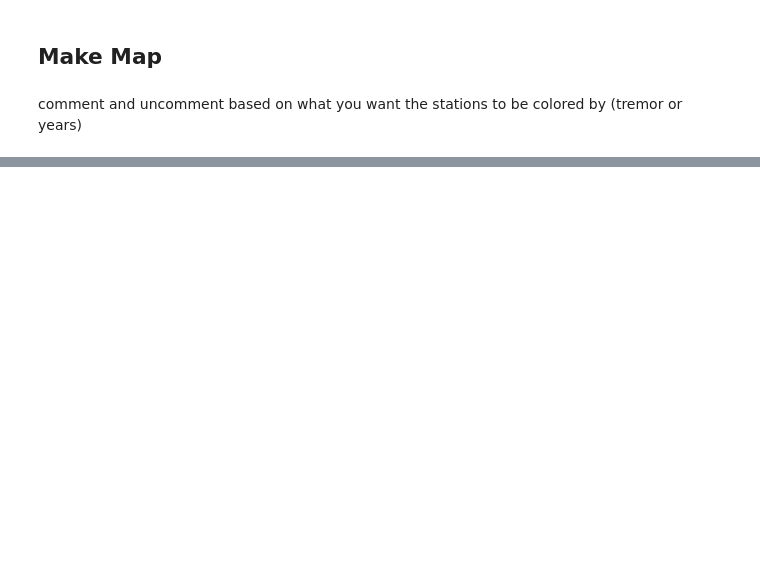
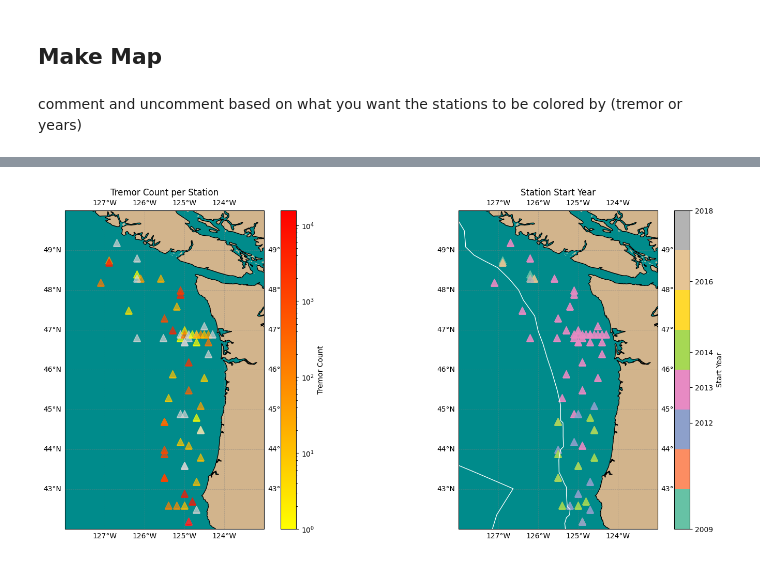
Before and after one commit to lydiakelley/obs_tremor, a Jupyter notebook: tremor_detection/cascadia_map.ipynb, the cells around one changed output, grey strips where cells are left out. Saved outputs shown, nothing was run; the diff lists cells and outputs as text; code cells hidden in the pictures; blank space fills up the shorter version.

```diff
--- a/tremor_detection/cascadia_map.ipynb
+++ b/tremor_detection/cascadia_map.ipynb
@@ -213,0 +219,67 @@ for feature in plate_boundaries['features']:
+# %%
+import matplotlib.pyplot as plt
+import cartopy.crs as ccrs
+import cartopy.feature as cfeature
+from matplotlib.colors import LogNorm, Normalize
+from matplotlib.cm import ScalarMappable
+
+# Extract tremor and start year values
+tremor_values = [s["tremors"] for s in stations if s["tremors"] is not None and s["tremors"] > 0]
+start_years = [s["start_year"] for s in stations]
+
+# Normalize and colormaps
+norm_t = LogNorm(vmin=min(tremor_values), vmax=max(tremor_values))
+cmap_t = plt.colormaps['autumn_r']
+
+norm_s = Normalize(vmin=min(start_years), vmax=max(start_years))
+cmap_s = plt.colormaps['Set2']
+
+# Create figure with two subplots
+fig, axes = plt.subplots(1, 2, figsize=(18, 8), subplot_kw={'projection': ccrs.PlateCarree()})
+extent = [-128, -123, 42, 50]
+
+for ax in axes:
+    ax.set_extent(extent)
+    ax.gridlines(draw_labels=True, linewidth=0.5, color='gray', alpha=0.5, linestyle='--')
+    ax.add_feature(cfeature.LAND, facecolor='tan')
+    ax.add_feature(cfeature.OCEAN, facecolor='darkcyan')
+    ax.coastlines()
+
+# Left: Tremor Count
+for station in stations:
+    tremor = station["tremors"]
+    color = cmap_t(norm_t(tremor)) if tremor and tremor > 0 else "lightgray"
+    axes[0].plot(station["lon"], station["lat"], marker='^', color=color, markersize=10, alpha=0.7)
+
+sm_t = ScalarMappable(norm=norm_t, cmap=cmap_t)
+sm_t.set_array([])
+cbar_t = plt.colorbar(sm_t, ax=axes[0], orientation='vertical', label='Tremor Count')
+axes[0].set_title("Tremor Count per Station")
+
+# Right: Start Year
+for station in stations:
+    color = cmap_s(norm_s(station["start_year"]))
+    axes[1].plot(station["lon"], station["lat"], marker='^', color=color, markersize=10, alpha=0.9)
+
+sm_s = ScalarMappable(norm=norm_s, cmap=cmap_s)
+sm_s.set_array([])
+cbar_s = plt.colorbar(sm_s, ax=axes[1], orientation='vertical')
+cbar_s.set_ticks(sorted(set(start_years)))
+cbar_s.ax.set_ylabel('Start Year')
+axes[1].set_title("Station Start Year")
+
+
+for feature in plate_boundaries['features']:
+    coords = feature['geometry']['coordinates']
+    if feature['geometry']['type'] == 'LineString':
+        lons, lats = zip(*coords)
+        ax.plot(lons, lats, color='white', linewidth=1, transform=ccrs.PlateCarree())
+    elif feature['geometry']['type'] == 'MultiLineString':
+        for line in coords:
+            lons, lats = zip(*line)
+            ax.plot(lons, lats, color='white', linewidth=1, transform=ccrs.PlateCarree())
+
+#plt.tight_layout()
+plt.show()
+# %% [output]
+[figure, added]
```
Also changed, not shown: parts of 3 cells of this notebook, 46 other files.
